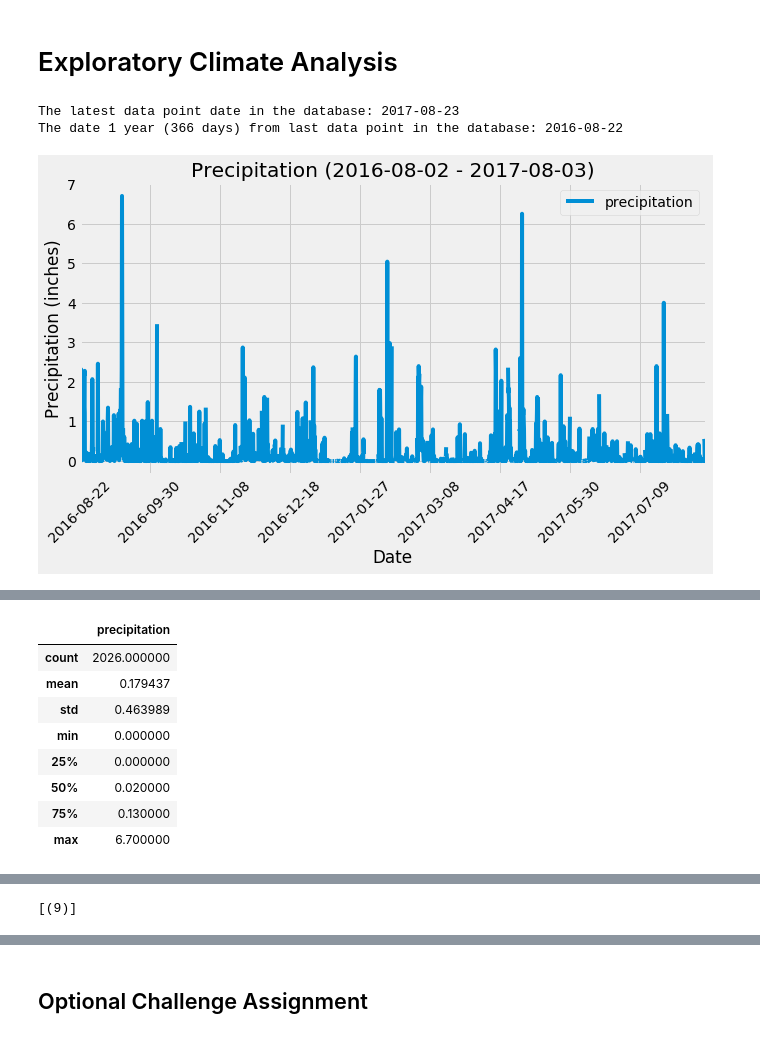
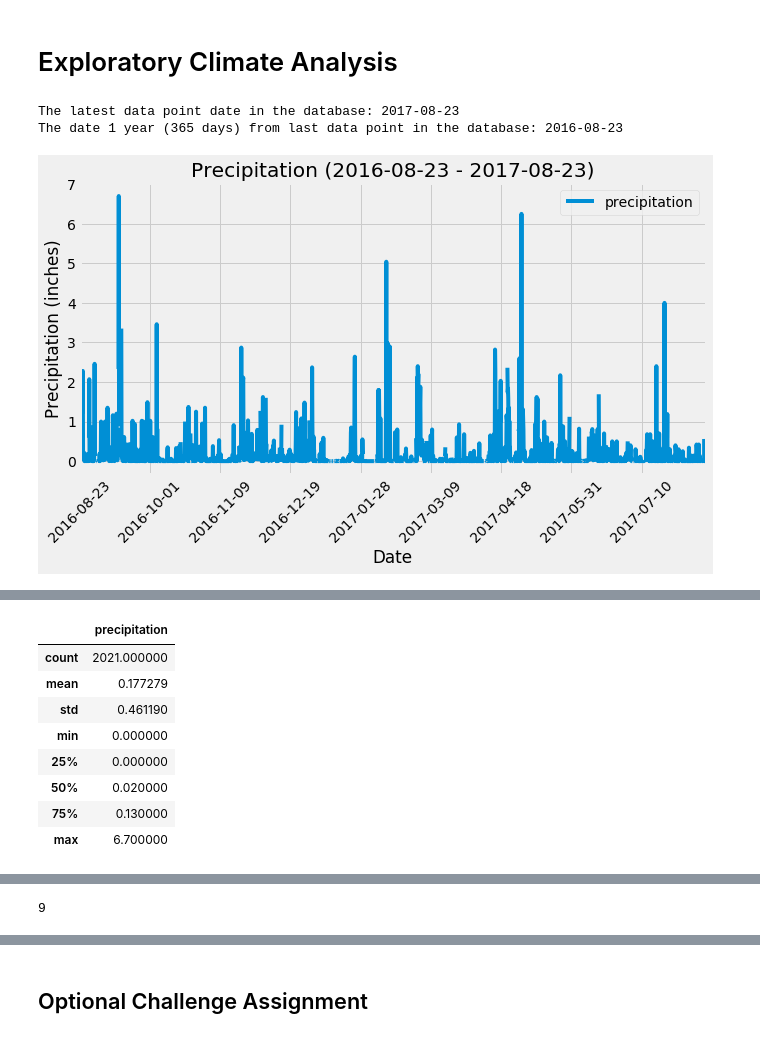
Before and after one commit to jmtritle/sqlalchemy-challenge, a Jupyter notebook: climate_starter.ipynb, the cells around one changed output, grey strips where cells are left out. Drawn from its saved outputs; the diff is of its cells as text; code cells hidden in the pictures.

Commit message:
more updates to precipitation work

```diff
--- a/climate_starter.ipynb
+++ b/climate_starter.ipynb
@@ -42,38 +42,38 @@ session = Session(engine)
 latest_date = session.query(Measurement.date).order_by(Measurement.date.desc()).first()
 
 # Calculate the date 1 year ago from the last data point in the database
 
-one_year_ago = dt.date(2017,8,23) - dt.timedelta(days=366)
+one_year_ago = dt.date(2017,8,23) - dt.timedelta(days=365)
 print("The latest data point date in the database: " + str(latest_date[0]))
-print("The date 1 year (366 days) from last data point in the database: " + str(one_year_ago))
+print("The date 1 year (365 days) from last data point in the database: " + str(one_year_ago))
 
 # Perform a query to retrieve the date and precipitation scores
 
 one_year_precip = session.query(Measurement.date, Measurement.prcp).filter(Measurement.date >= one_year_ago).order_by(Measurement.date).all()
 one_year_precip
 
 # Save the query results as a Pandas DataFrame and set the index to the date column
 
 precip_df = pd.DataFrame(one_year_precip, columns =['date', 'precipitation'])
 precip_df.set_index('date', inplace=True)
 
 # Sort the dataframe by date
 
 precip_df = precip_df.sort_values(by = 'date', ascending = True)
 precip_df.head()
 
 # Use Pandas Plotting with Matplotlib to plot the data
 
-precip_df.plot(title = 'Precipitation (2016-08-02 - 2017-08-03)', figsize = (10, 5))
+precip_df.plot(title = 'Precipitation (2016-08-23 - 2017-08-23)', figsize = (10, 5))
 plt.xlabel('Date')
 plt.xticks(rotation = 45)
 plt.ylabel('Precipitation (inches)')
 plt.savefig('Images/precipitation.png')
 plt.show()
 # %% [output]
 The latest data point date in the database: 2017-08-23
-The date 1 year (366 days) from last data point in the database: 2016-08-22
+The date 1 year (365 days) from last data point in the database: 2016-08-23
-[figure, old version]
+[figure, new version]
 # %% [markdown]
 ![precipitation](Images/precipitation.png)
 # %%
@@ -82,9 +82,9 @@ The date 1 year (366 days) from last data point in the database: 2016-08-22
 precip_df.describe()
 # %% [output]
 |  | precipitation |
-| count | 2026.000000 |
-| mean | 0.179437 |
-| std | 0.463989 |
+| count | 2021.000000 |
+| mean | 0.177279 |
+| std | 0.461190 |
 | min | 0.000000 |
 | 25% | 0.000000 |
 | 50% | 0.020000 |
@@ -94,8 +94,10 @@ precip_df.describe()
 ![describe](Images/describe.png)
 # %%
 # Design a query to show how many stations are available in this dataset?
+station_count = session.query(Station.station).count()
+print(str(station_count))
 # %% [output]
-[(9)]
+9
 # %%
 # What are the most active stations? (i.e. what stations have the most rows)?
 # List the stations and the counts in descending order.
```
Also changed, not shown: parts of 10 cells of this notebook, 1 other file.
